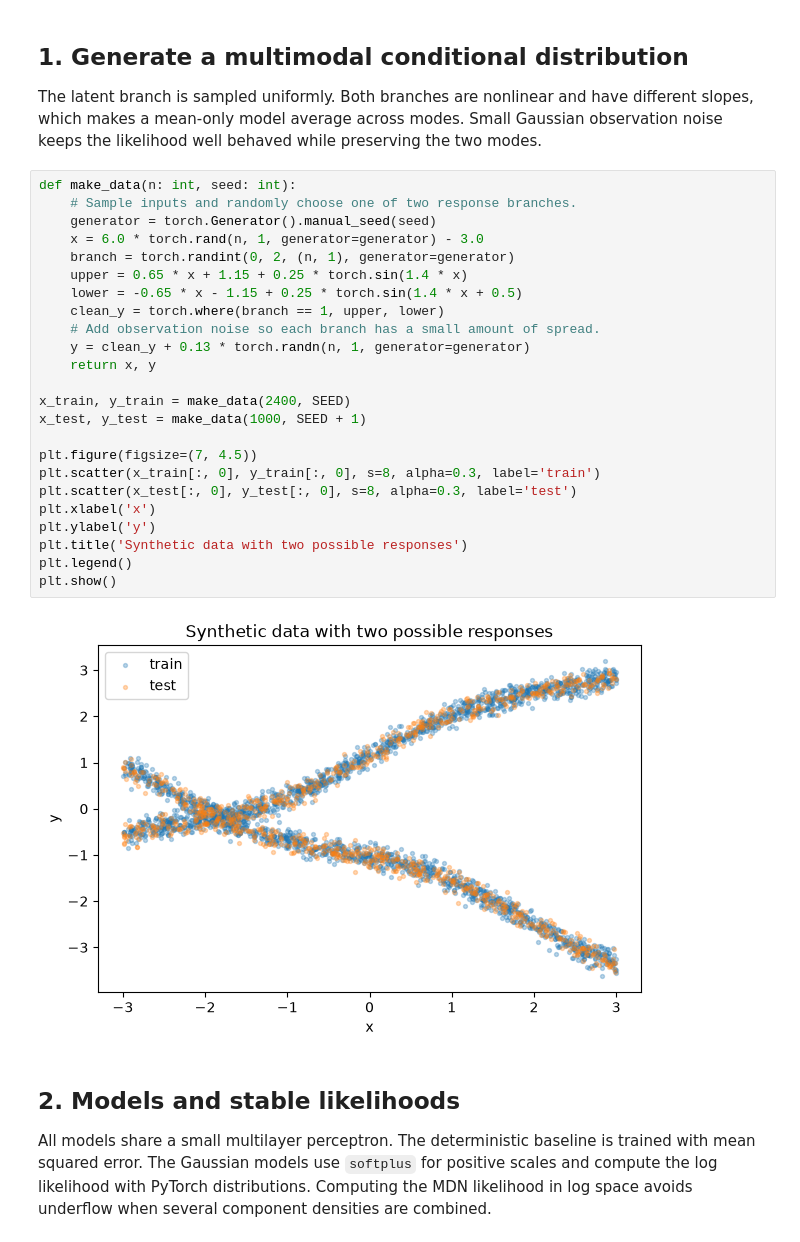
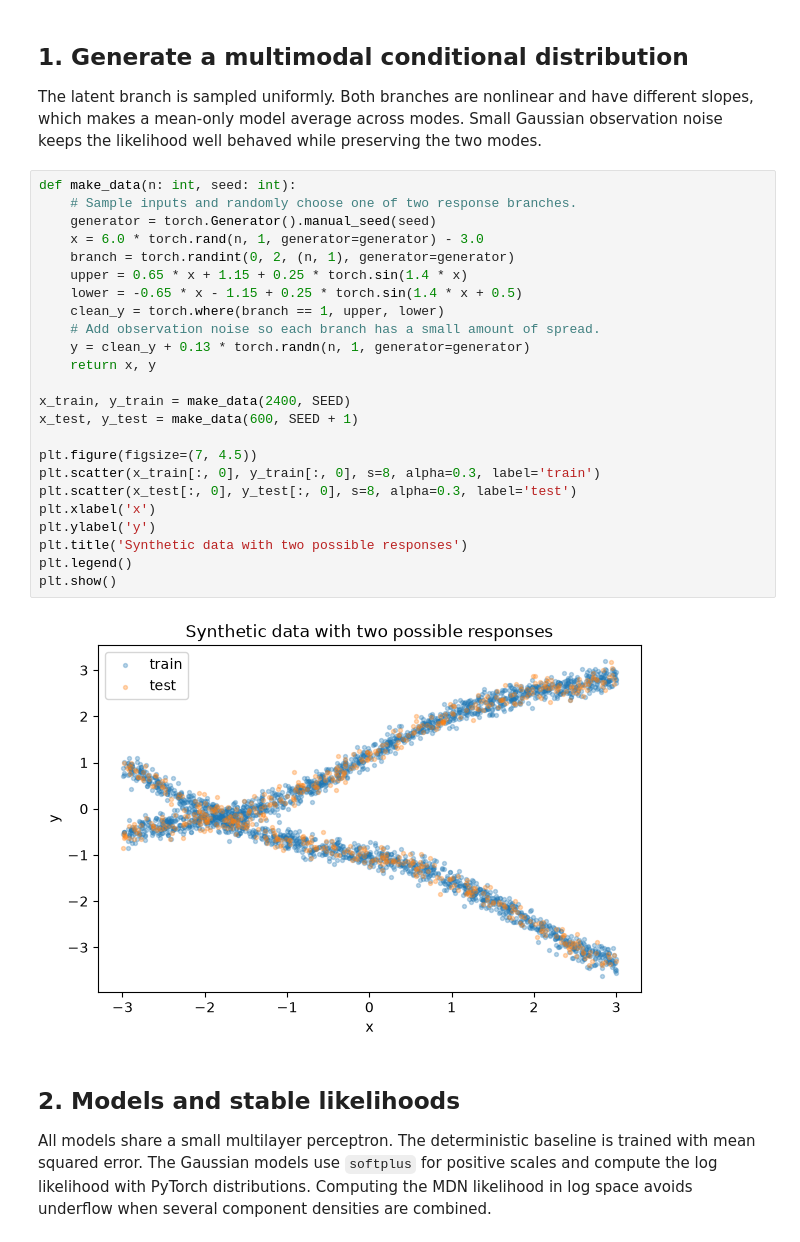
Before and after one commit to jvtricking/CS6956-MDN, a Jupyter notebook: mdn_2d_starter.ipynb, the cells around one changed output. Drawn from its saved outputs; the diff is of its cells as text.

```diff
--- a/mdn_2d_starter.ipynb
+++ b/mdn_2d_starter.ipynb
@@ -37,29 +37,29 @@ The latent branch is sampled uniformly. Both branches are nonlinear and have dif
 # %%
 def make_data(n: int, seed: int):
     # Sample inputs and randomly choose one of two response branches.
     generator = torch.Generator().manual_seed(seed)
     x = 6.0 * torch.rand(n, 1, generator=generator) - 3.0
     branch = torch.randint(0, 2, (n, 1), generator=generator)
     upper = 0.65 * x + 1.15 + 0.25 * torch.sin(1.4 * x)
     lower = -0.65 * x - 1.15 + 0.25 * torch.sin(1.4 * x + 0.5)
     clean_y = torch.where(branch == 1, upper, lower)
     # Add observation noise so each branch has a small amount of spread.
     y = clean_y + 0.13 * torch.randn(n, 1, generator=generator)
     return x, y
 
 x_train, y_train = make_data(2400, SEED)
-x_test, y_test = make_data(1000, SEED + 1)
+x_test, y_test = make_data(600, SEED + 1)
 
 plt.figure(figsize=(7, 4.5))
 plt.scatter(x_train[:, 0], y_train[:, 0], s=8, alpha=0.3, label='train')
 plt.scatter(x_test[:, 0], y_test[:, 0], s=8, alpha=0.3, label='test')
 plt.xlabel('x')
 plt.ylabel('y')
 plt.title('Synthetic data with two possible responses')
 plt.legend()
 plt.show()
 # %% [output]
-[figure, old version]
+[figure, new version]
 # %% [markdown]
 ## 2. Models and stable likelihoods
 
```
Also changed, not shown: parts of 4 cells of this notebook.
